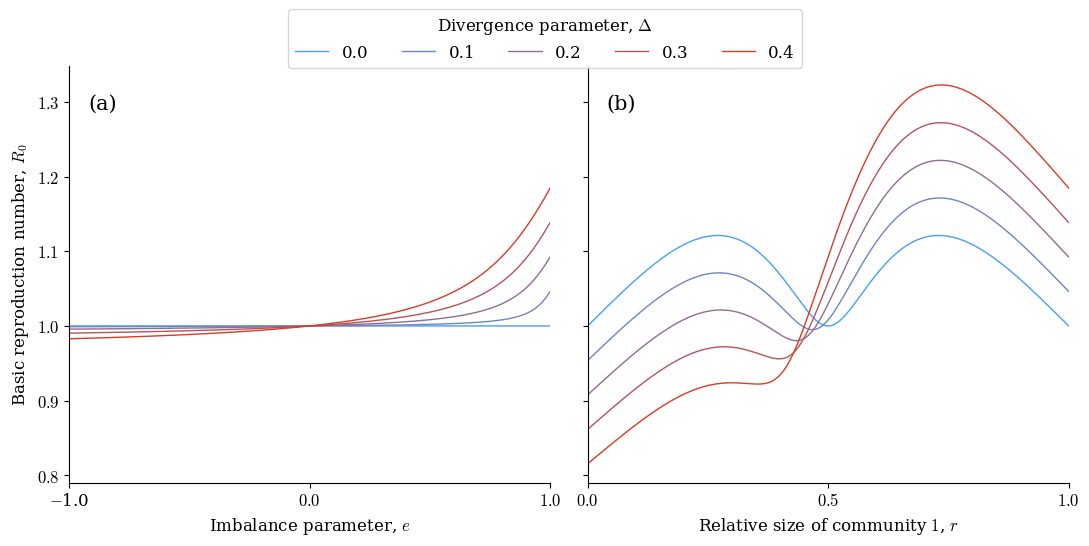
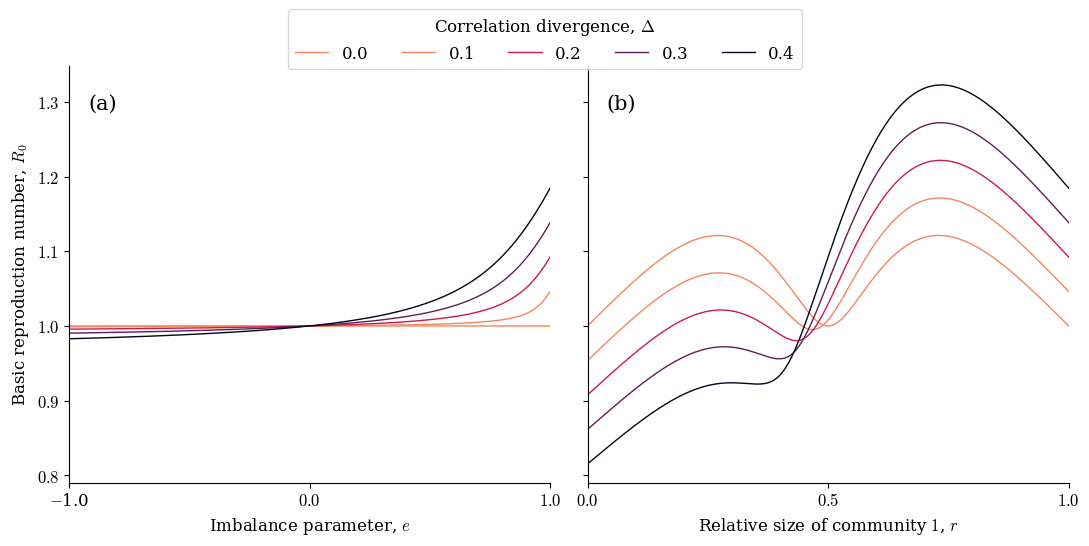
The change to this notebook cell's code, shown as a diff; its figure went from the first image to the second:
--- before
+++ after
@@ -1,3 +1,3 @@
-colors = sns.color_palette("blend:#479FF8,#DA3B26", n_colors=5)
+colors = [plt.get_cmap('rocket_r', 5)(i) for i in np.linspace(0.25, 0.8, 5)]#sns.color_palette("blend:#479FF8,#DA3B26", n_colors=5)
 
 eps = np.linspace(0, 3, 100)
@@ -70,5 +70,5 @@
     handles,
     labels,
-    title=r"Divergence parameter, $\Delta$",
+    title=r"Correlation divergence, $\Delta$",
     loc="upper center",
     bbox_to_anchor=(0.5, 1.1),

Commit: cahnged cmaps